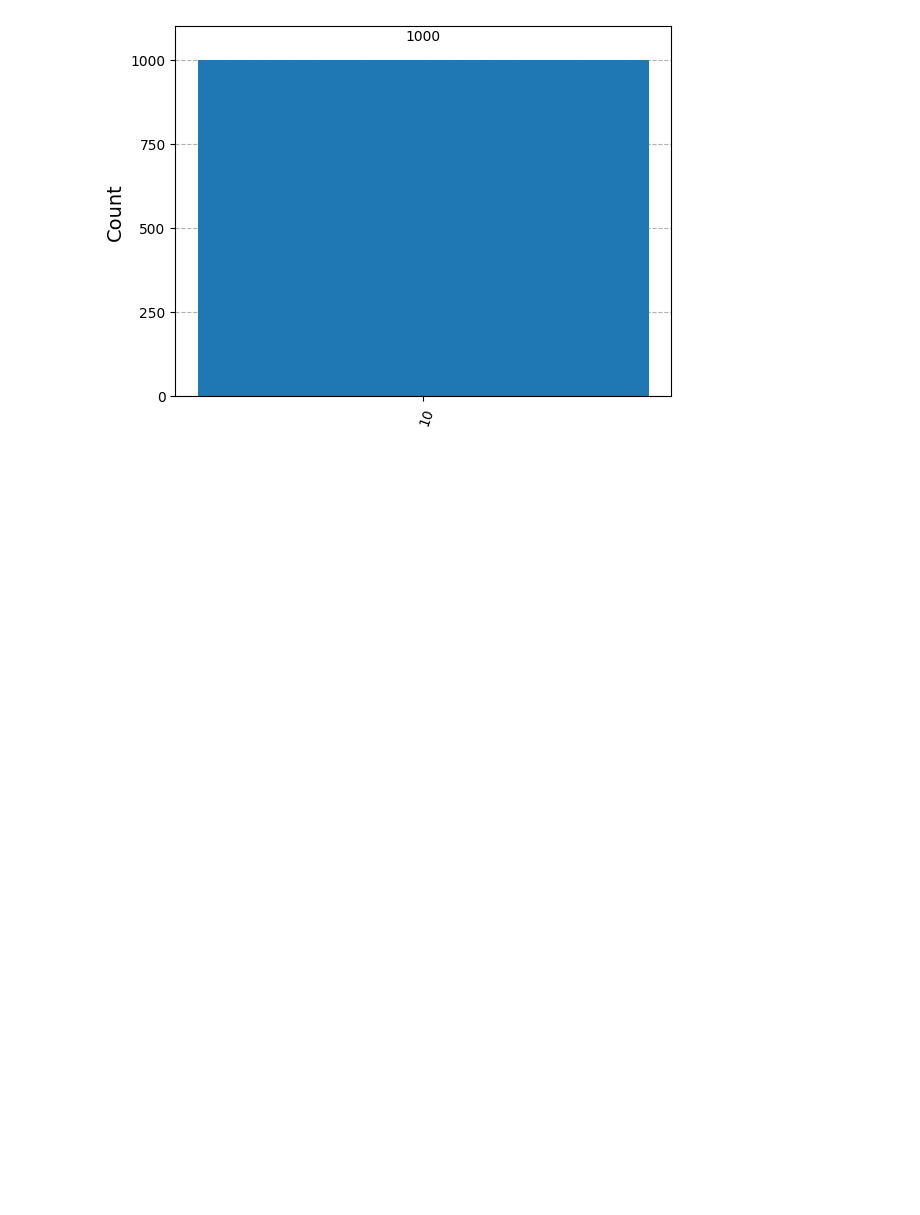
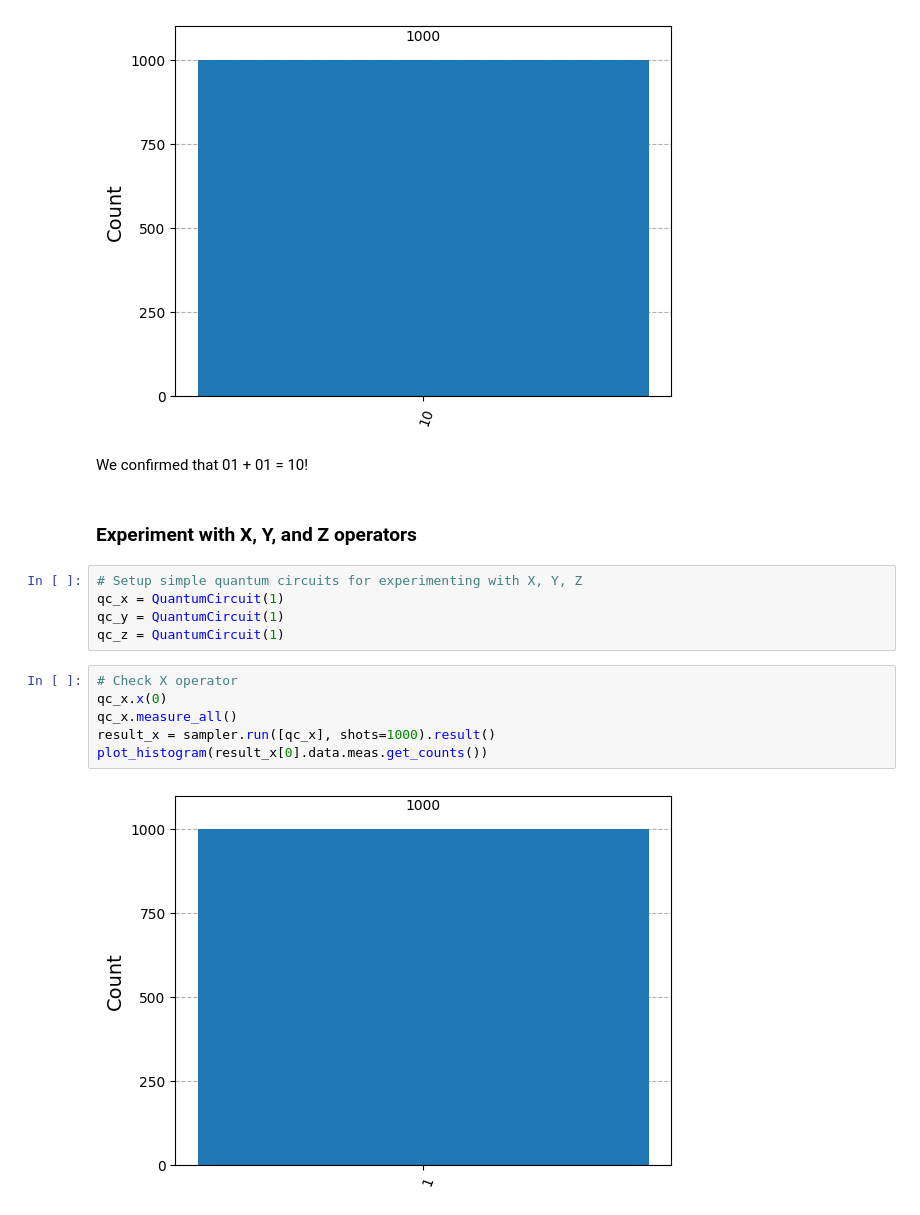
Before and after one commit to AThomsonSMC/uri-qc, a Jupyter notebook: coding3/atoms-of-computation.ipynb, the cells around one changed output. Saved outputs shown, nothing was run; the diff lists cells and outputs as text; blank space fills up the shorter version.

```diff
--- a/coding3/atoms-of-computation.ipynb
+++ b/coding3/atoms-of-computation.ipynb
@@ -136,3 +136,20 @@ result_ha = sampler.run([qc_ha], shots=1000).result()
 plot_histogram(result_ha[0].data.c.get_counts())
 # %% [output]
 [figure]
+# %% [markdown]
+We confirmed that 01 + 01 = 10!
+# %% [markdown]
+### Experiment with X, Y, and Z operators
+# %%
+# Setup simple quantum circuits for experimenting with X, Y, Z
+qc_x = QuantumCircuit(1)
+qc_y = QuantumCircuit(1)
+qc_z = QuantumCircuit(1)
+# %%
+# Check X operator
+qc_x.x(0)
+qc_x.measure_all()
+result_x = sampler.run([qc_x], shots=1000).result()
+plot_histogram(result_x[0].data.meas.get_counts())
+# %% [output]
+[figure, added]
```
Also changed, not shown: parts of 9 cells of this notebook, 1 other file.
